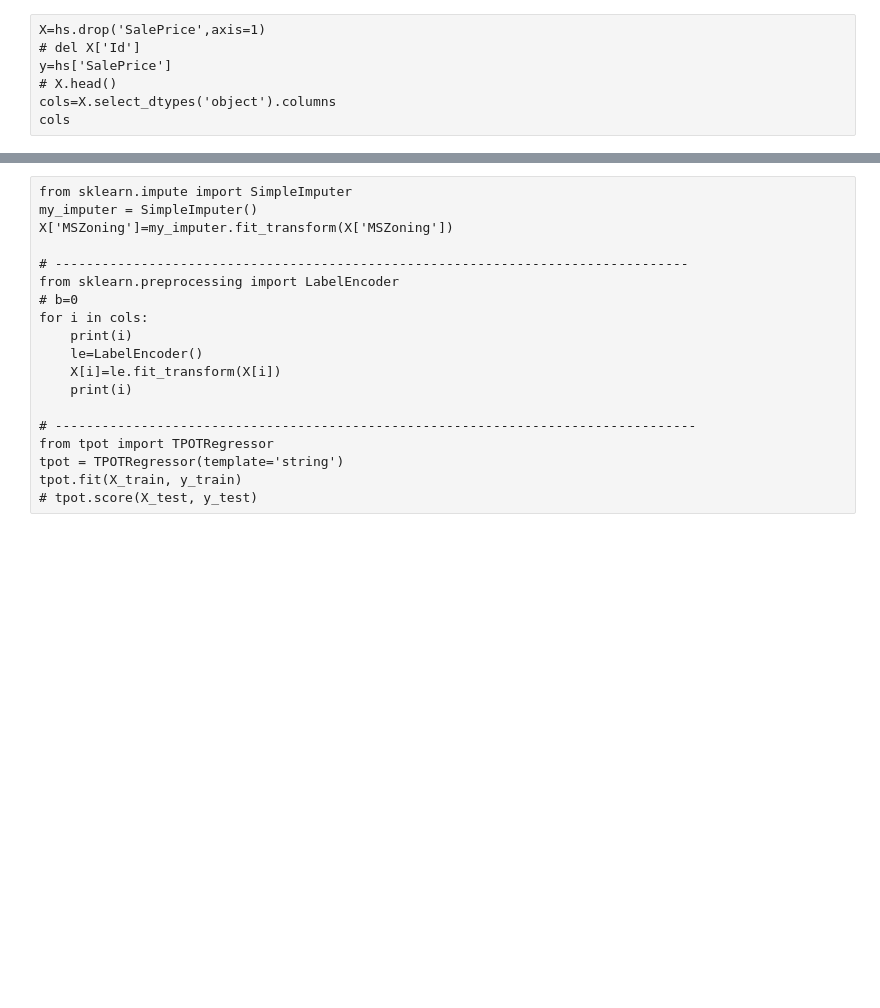
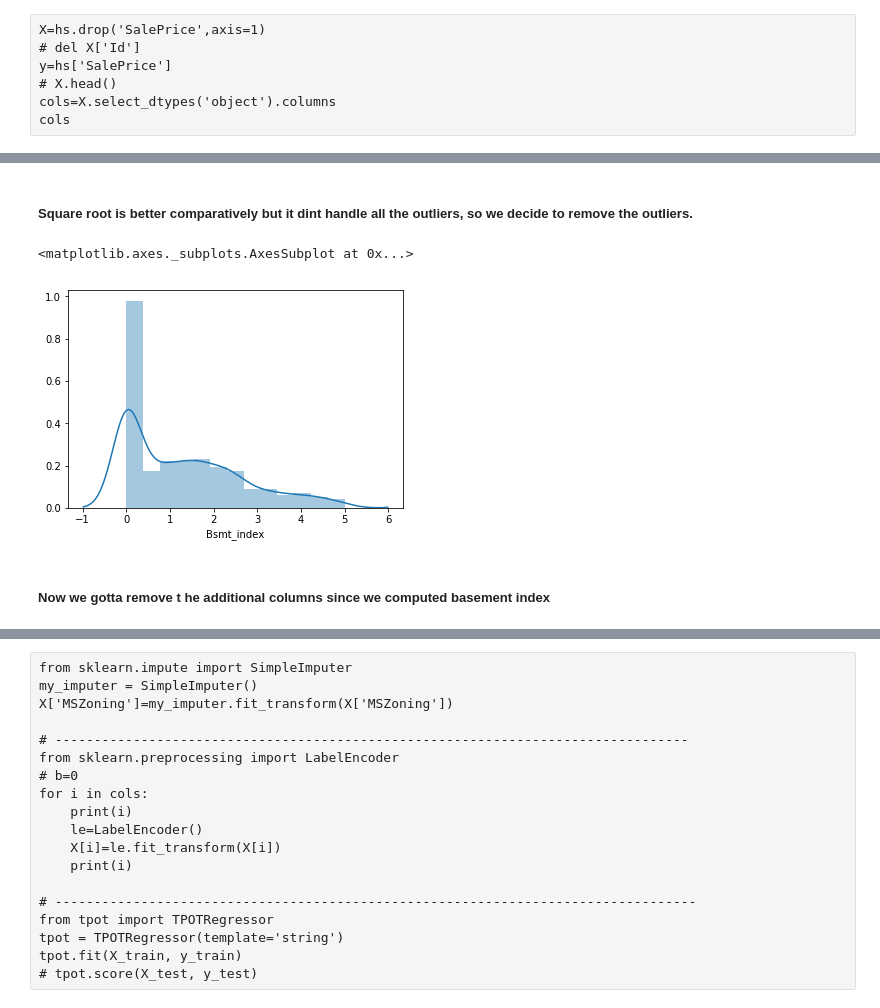
Before and after one commit to enavamshigadikota/enavamshigadikota, a Jupyter notebook: House Price Prediction.ipynb, the cells around one changed output, grey strips where cells are left out. Drawn from its saved outputs; the diff is of its cells as text; code cells hidden in the pictures; blank space fills up the shorter version.

```diff
--- a/House Price Prediction.ipynb
+++ b/House Price Prediction.ipynb
@@ -262,0 +356,11 @@ hs['PavedDrive'].unique()
+# %% [markdown]
+##### Square root is better comparatively but it dint handle all the outliers, so we decide to remove the outliers.
+# %%
+hs=hs.drop(hs[hs['Bsmt_index']>3].index)
+hs['Bsmt_index']=mms.fit_transform(hs[['Bsmt_index']])
+sns.distplot(hs['Bsmt_index'])=
+# %% [output]
+<matplotlib.axes._subplots.AxesSubplot at 0x...>
+[figure, added]
+# %% [markdown]
+##### Now we gotta remove t he additional columns since we computed basement index
```
Also changed, not shown: parts of 29 cells of this notebook.
